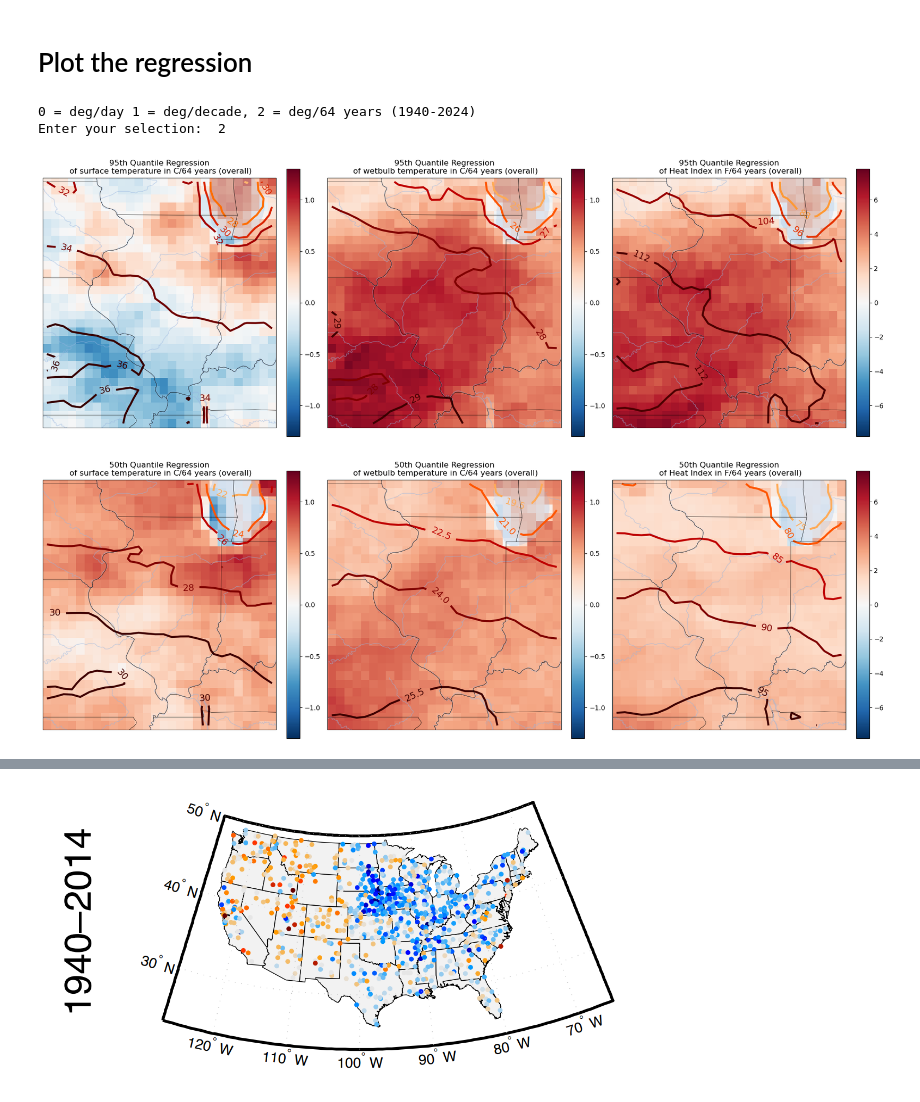
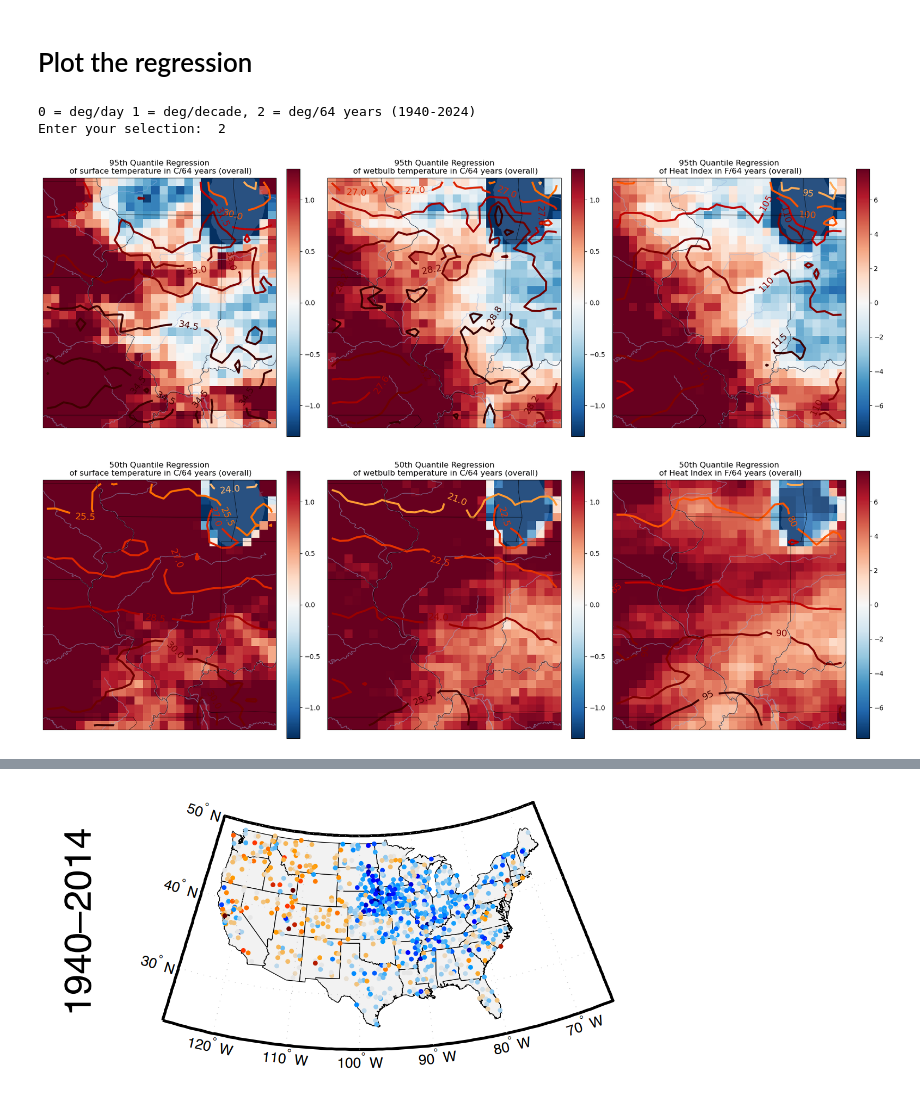
Before and after one commit to KChoodam/cdds-heat-metrics, a Jupyter notebook: ERA5_analysis.ipynb, the cells around one changed output, grey strips where cells are left out. Saved outputs shown, nothing was run; the diff lists cells and outputs as text; code cells hidden in the pictures.

Commit message:
Add ICN station datasets and processing

```diff
--- a/ERA5_analysis.ipynb
+++ b/ERA5_analysis.ipynb
@@ -48,10 +48,11 @@ def quantile_regression(y, X):
     qr.fit(X, y)
     return np.array([qr.coef_[0], qr.intercept_])
 
-# selecting only Illinois
-ds = daily_ds.sel(lat=slice(36, 43.5)).sel(lon=slice(267.2,274))
+# loading data
+ds = daily_ds.sel(date=(slice('1989-01-01', '2024-12-31'))) # for ICN comparison
+ds = ds.sel(lat=slice(36, 43.5)).sel(lon=slice(267.2,274)) # Illinois only
 
-X = daily_ds.date.values[:, np.newaxis].astype('datetime64[D]').astype('int64')
+X = ds.date.values[:, np.newaxis].astype('datetime64[D]').astype('int64')
 
 variable = 'hi'
 
@@ -85,10 +86,5 @@ save_ds.to_netcdf(f'/data/cristi/a/kchoo3/ERA5/reanalysis/analysis-ready/daily_m
 # %% [markdown]
 # Plot the regression
-# %%
-root_dir = '/data/cristi/a/kchoo3/ERA5/reanalysis/analysis-ready/daily_max/illinois_qr/'
-t2m_qr = xr.open_dataset(f'{root_dir}/95/t2m_overall_95qr.nc')
-wb_qr = xr.open_dataset(f'{root_dir}/95/wb_overall_95qr.nc')
-hi_qr = xr.open_dataset(f'{root_dir}/95/hi_overall_95qr.nc')
 # %%
 # Helper function to add common map features to an axis
 def add_map_features(ax):
@@ -104,10 +100,29 @@ def add_map_features(ax):
     )
     ax.add_feature(states_provinces, edgecolor='black', zorder=10)
 
+def assign_coordinates(ds):
+    station_locs = {
+        'Champaign':   (39.48,  -88.18),
+        'Springfield': (39.78,  -89.64),
+        'Carbondale':  (37.72,  -89.22),
+    }
+
+    stations = ds.station.values
+
+    lats = [station_locs[name][0] for name in stations]
+    lons = [station_locs[name][1] for name in stations]
+
+    ds = ds.assign_coords({
+        'lat': ('station', lats),
+        'lon': ('station', lons),
+    })
+
+    return ds;
 # ==========================================================================
 # ==========================================================================
 
-root_dir = '/data/cristi/a/kchoo3/ERA5/reanalysis/analysis-ready/daily_max/illinois_qr/'
+root_dir = '/data/cristi/a/kchoo3/ERA5/reanalysis/analysis-ready/daily_max/illinois_qr/icn'
+icn_dir = '/data/cristi/a/kchoo3/projects/cdds-heat-metrics/ICN/qr/illinois'
 quantiles = ['95','50']
 
 print("0 = deg/day 1 = deg/decade, 2 = deg/64 years (1940-2024)")
@@ -119,10 +134,23 @@ for q_ind, quantile in enumerate(quantiles):
     wb_qr = xr.open_dataset(f'{root_dir}/{quantile}/wb_overall_{quantile}qr.nc')
     hi_qr = xr.open_dataset(f'{root_dir}/{quantile}/hi_overall_{quantile}qr.nc')
 
+    icn_t2m_qr = xr.open_dataset(f'{icn_dir}/{quantile}/t2m_overall_{quantile}qr.nc')
+    icn_wb_qr = xr.open_dataset(f'{icn_dir}/{quantile}/wb_overall_{quantile}qr.nc')
+    icn_hi_qr = xr.open_dataset(f'{icn_dir}/{quantile}/hi_overall_{quantile}qr.nc')
+
+    icn_t2m_qr = assign_coordinates(icn_t2m_qr)
+    icn_wb_qr = assign_coordinates(icn_wb_qr)
+    icn_hi_qr = assign_coordinates(icn_hi_qr)
+
     if selection == 1:
         t2m_slope = t2m_qr.slope * ( 365.25 * 10 )
         wb_slope = wb_qr.slope * ( 365.25 * 10 )
         hi_slope = hi_qr.slope * ( 365.25 * 10 )
+
+        icn_t2m_slope = icn_t2m_qr.slope * ( 365.25 * 10 )
+        icn_wb_slope = icn_wb_qr.slope * ( 365.25 * 10 )
+        icn_hi_slope = icn_hi_qr.slope * ( 365.25 * 10 )
+
         unit = "/decade"
         s_min = -0.20
         s_max = 0.20
@@ -130,6 +158,10 @@ for q_ind, quantile in enumerate(quantiles):
         t2m_slope = t2m_qr.slope * ( 365.25 * 64 )
         wb_slope = wb_qr.slope * ( 365.25 * 64 )
         hi_slope = hi_qr.slope * ( 365.25 * 64 )
+
+        icn_t2m_slope = icn_t2m_qr.slope * ( 365.25 * 64 )
+        icn_wb_slope = icn_wb_qr.slope * ( 365.25 * 64 )
+        icn_hi_slope = icn_hi_qr.slope * ( 365.25 * 64 )
         unit = "/64 years (overall)"
         s_min = -0.20*6.5
         s_max = 0.20*6.5
@@ -137,6 +169,10 @@ for q_ind, quantile in enumerate(quantiles):
         t2m_slope = t2m_qr.slope
         wb_slope = wb_qr.slope
         hi_slope = hi_qr.slope
+
+        icn_t2m_slope = icn_t2m_qr.slope
+        icn_wb_slope = icn_wb_qr.slope
+        icn_hi_slope = icn_hi_qr.slope
         unit = "/day"
         s_min = -0.00005
         s_max = 0.00005
@@ -154,32 +190,47 @@ for q_ind, quantile in enumerate(quantiles):
     cbar1 = fig.colorbar(im1, ax=ax1, orientation='vertical', fraction=0.052, pad=0.04)
 
     CS = t2m_qr.intercept.plot.contour(ax=ax1, cmap='gist_heat_r', linewidths=3)
     ax1.clabel(CS, fontsize=14)
 
+    # ax1.scatter(icn_t2m_qr.lon, icn_t2m_qr.lat,
+    #             c=icn_t2m_slope, cmap='RdBu_r',
+    #             edgecolor='k', s=80,
+    #             transform=ccrs.PlateCarree(), zorder=20)
+
     ax1.set_title(f"{quantile}th Quantile Regression\n of surface temperature in C{unit}")
 
     # Wetbulb
     im1 = wb_slope.plot(ax=ax2, add_colorbar=False, vmin=s_min, vmax=s_max, cmap='RdBu_r')
     cbar1 = fig.colorbar(im1, ax=ax2, orientation='vertical', fraction=0.052, pad=0.04)
 
     CS = wb_qr.intercept.plot.contour(ax=ax2, cmap='gist_heat_r', linewidths=3)
     ax2.clabel(CS, fontsize=14)
+
+    # ax2.scatter(icn_wb_qr.lon, icn_wb_qr.lat,
+    #             c=icn_wb_slope, cmap='RdBu_r',
+    #             edgecolor='k', s=80,
+    #             transform=ccrs.PlateCarree(), zorder=20)
 
     ax2.set_title(f"{quantile}th Quantile Regression\n of wetbulb temperature in C{unit}")
 
     # Heat Index
     im1 = hi_slope.plot(ax=ax3, add_colorbar=False, vmin=s_min*6, vmax=s_max*6, cmap='RdBu_r')
     cbar1 = fig.colorbar(im1, ax=ax3, orientation='vertical', fraction=0.052, pad=0.04)
 
     CS = hi_qr.intercept.plot.contour(ax=ax3, cmap='gist_heat_r', linewidths=3)
     ax3.clabel(CS, fontsize=14)
 
+    # ax3.scatter(icn_hi_qr.lon, icn_hi_qr.lat,
+    #             c=icn_hi_slope, cmap='RdBu_r',
+    #             edgecolor='k', s=80,
+    #             transform=ccrs.PlateCarree(), zorder=20)
+
     ax3.set_title(f"{quantile}th Quantile Regression\n of Heat Index in F{unit}")
 
     plt.tight_layout()
     plt.show()
 # %% [output]
 0 = deg/day 1 = deg/decade, 2 = deg/64 years (1940-2024)
 Enter your selection:  2
-[figure, old version]
+[figure, new version]
-[figure, old version]
+[figure, new version]
```
Also changed, not shown: parts of 5 cells of this notebook, 14 other files.
